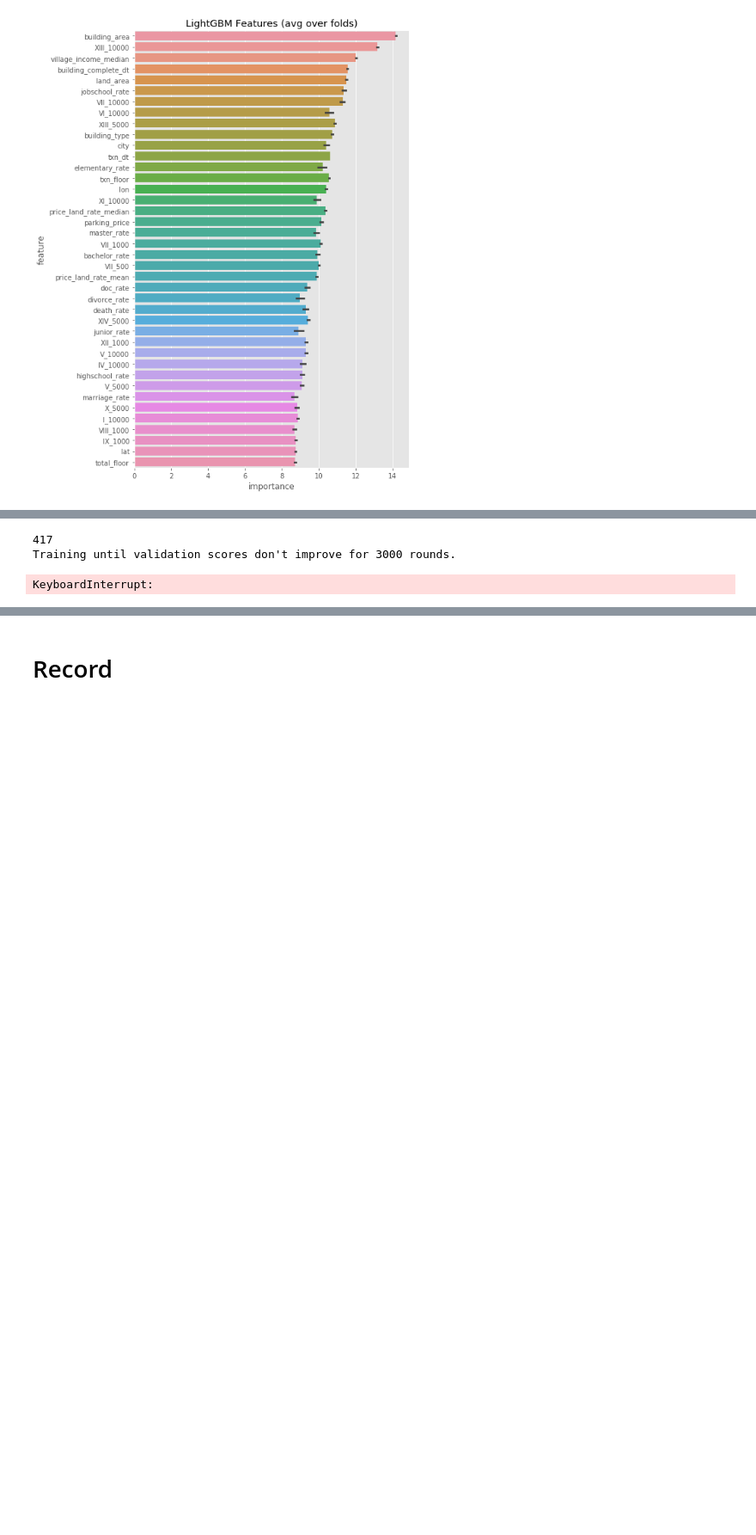
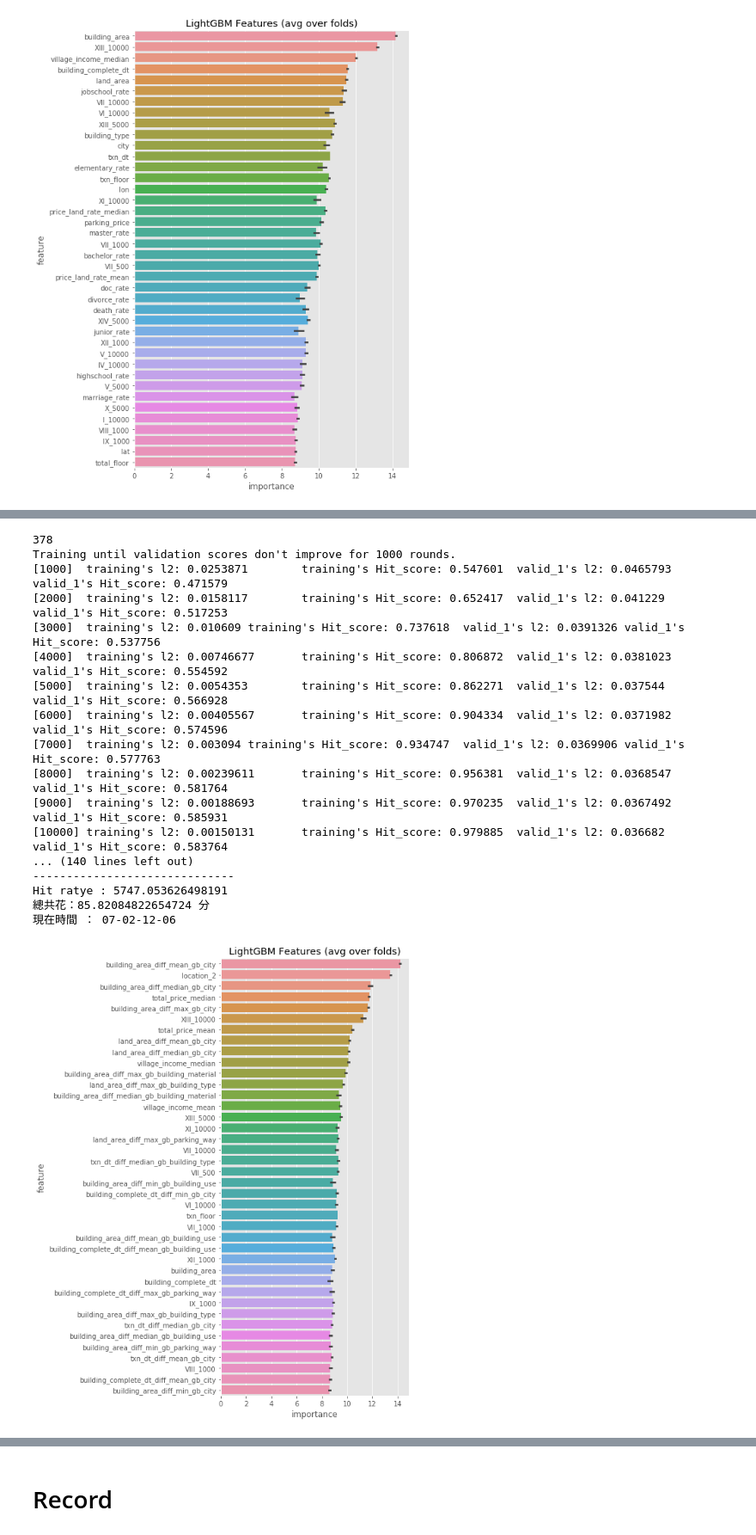
Before and after one commit to phacus/T-Brain_competition_predict_house_price, a Jupyter notebook: Model.ipynb, the cells around one changed output, grey strips where cells are left out. Shown at 86% size. Saved outputs shown, nothing was run; the diff lists cells and outputs as text; code cells hidden in the pictures; blank space fills up the shorter version.

```diff
--- a/Model.ipynb
+++ b/Model.ipynb
@@ -232,10 +234,27 @@ Hit ratye : 5703.0
 # %%
 #7
 begin = time.time()
-prediction, oof = lgb_model(10, train, test, stratified = False)
+prediction, oof, feature_importance_df = lgb_model(10, train, test, stratified = False)
 prediction = np.expm1(prediction)
+Submission(test['building_id'], prediction)
 print('總共花：{} 分'.format((time.time() - begin) / 60))
+print('現在時間 ： {}'.format(datetime.datetime.today().strftime('%m-%d-%H-%M')))
 # %% [output]
-417
-Training until validation scores don't improve for 3000 rounds.
+378
+Training until validation scores don't improve for 1000 rounds.
+[1000]  training's l2: 0.0253871        training's Hit_score: 0.547601  valid_1's l2: 0.0465793 valid_1's Hit_score: 0.471579
+[2000]  training's l2: 0.0158117        training's Hit_score: 0.652417  valid_1's l2: 0.041229  valid_1's Hit_score: 0.517253
+[3000]  training's l2: 0.010609 training's Hit_score: 0.737618  valid_1's l2: 0.0391326 valid_1's Hit_score: 0.537756
+[4000]  training's l2: 0.00746677       training's Hit_score: 0.806872  valid_1's l2: 0.0381023 valid_1's Hit_score: 0.554592
+[5000]  training's l2: 0.0054353        training's Hit_score: 0.862271  valid_1's l2: 0.037544  valid_1's Hit_score: 0.566928
+[6000]  training's l2: 0.00405567       training's Hit_score: 0.904334  valid_1's l2: 0.0371982 valid_1's Hit_score: 0.574596
+[7000]  training's l2: 0.003094 training's Hit_score: 0.934747  valid_1's l2: 0.0369906 valid_1's Hit_score: 0.577763
+[8000]  training's l2: 0.00239611       training's Hit_score: 0.956381  valid_1's l2: 0.0368547 valid_1's Hit_score: 0.581764
+[9000]  training's l2: 0.00188693       training's Hit_score: 0.970235  valid_1's l2: 0.0367492 valid_1's Hit_score: 0.585931
+[10000] training's l2: 0.00150131       training's Hit_score: 0.979885  valid_1's l2: 0.036682  valid_1's Hit_score: 0.583764
+... (140 lines left out)
+------------------------------
+Hit ratye : 5747.053626498191
+總共花：85.82084822654724 分
+現在時間 ： 07-02-12-06
-KeyboardInterrupt:
+[figure, added]
```
Also changed, not shown: parts of 20 cells of this notebook, 2 other files.
